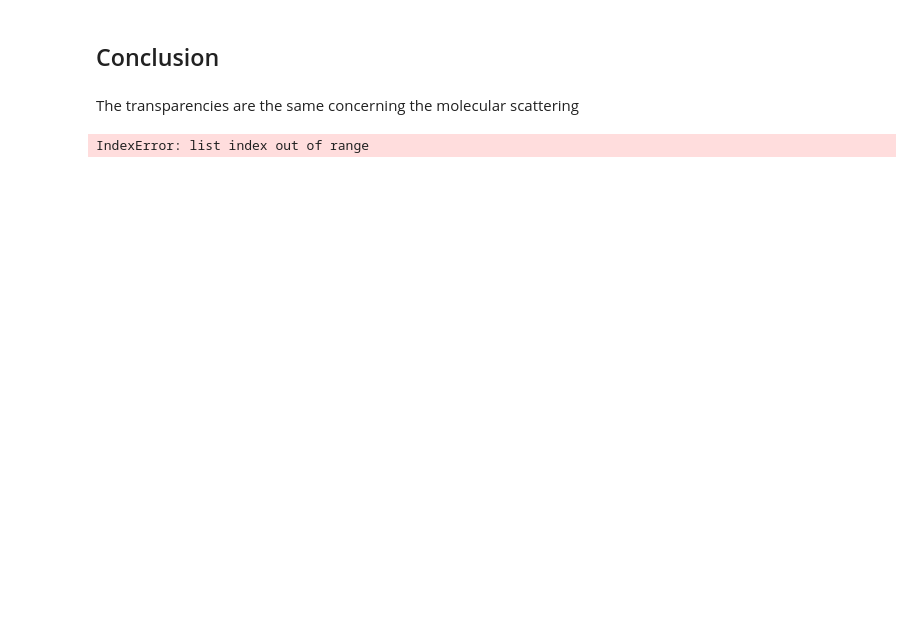
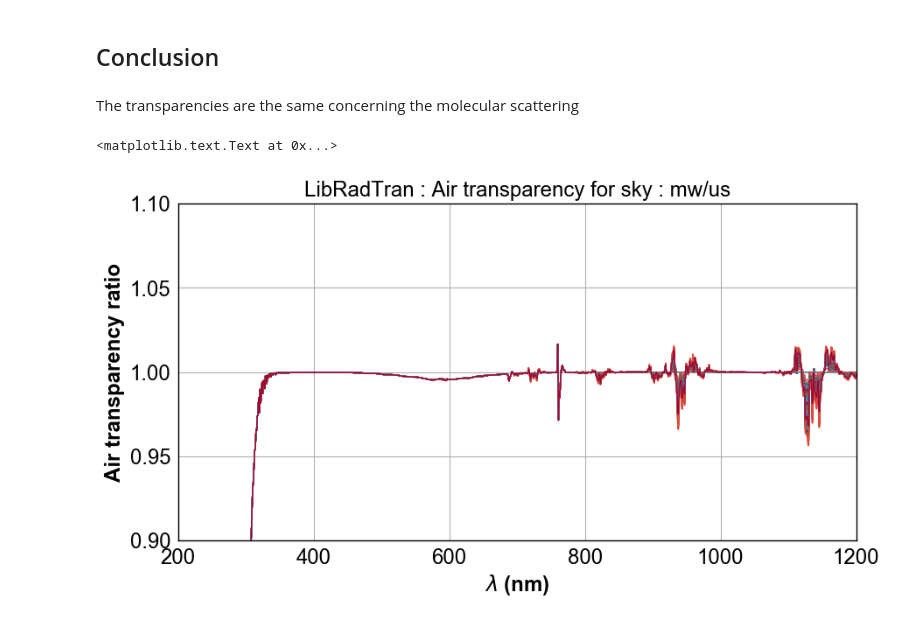
Before and after one commit to LSSTDESC/PC5AtmosphericExtinction, a Jupyter notebook: LibRadTran/notebooks/Show_RT_OH_pp_sa_rt_wv.ipynb, the cells around one changed output. Saved outputs shown, nothing was run; the diff lists cells and outputs as text; code cells hidden in the pictures; blank space fills up the shorter version.

```diff
--- a/LibRadTran/notebooks/Show_RT_OH_pp_sa_rt_wv.ipynb
+++ b/LibRadTran/notebooks/Show_RT_OH_pp_sa_rt_wv.ipynb
@@ -99,22 +101,23 @@ The transparencies are the same concerning the molecular scattering
 # %%
 for index,filename1 in np.ndenumerate(filelist_afglus):
     idx=index[0]
-    filename2=filelist_afglsw[idx]
+    filename2=filelist_afglmw[idx]
     fullpath1=os.path.join(rootpath_us,filename1)
-    fullpath2=os.path.join(rootpath_sw,filename2)
+    fullpath2=os.path.join(rootpath_mw,filename2)
     data1 = np.loadtxt(fullpath1)
     x1=data1[:,0]
     y1=data1[:,1]
     data2 = np.loadtxt(fullpath2)
     x2=data2[:,0]
     y2=data2[:,1]
     ratio=y2/y1
     plt.plot(x1,ratio)
 
 plt.xlim(200,1200)
 plt.ylim(0.9,1.1)
-plt.xlabel('$\lambda$')
+plt.xlabel('$\lambda$ (nm)')
 plt.ylabel('Air transparency ratio')
-plt.title('LibRadTran : Air transparency for pure molecular scattering, sky : afglsw/afglus')
+plt.title('LibRadTran : Air transparency for sky : mw/us')
 # %% [output]
-IndexError: list index out of range
+<matplotlib.text.Text at 0x...>
+[figure, added]
```
Also changed, not shown: parts of 8 cells of this notebook, 2 other files.
